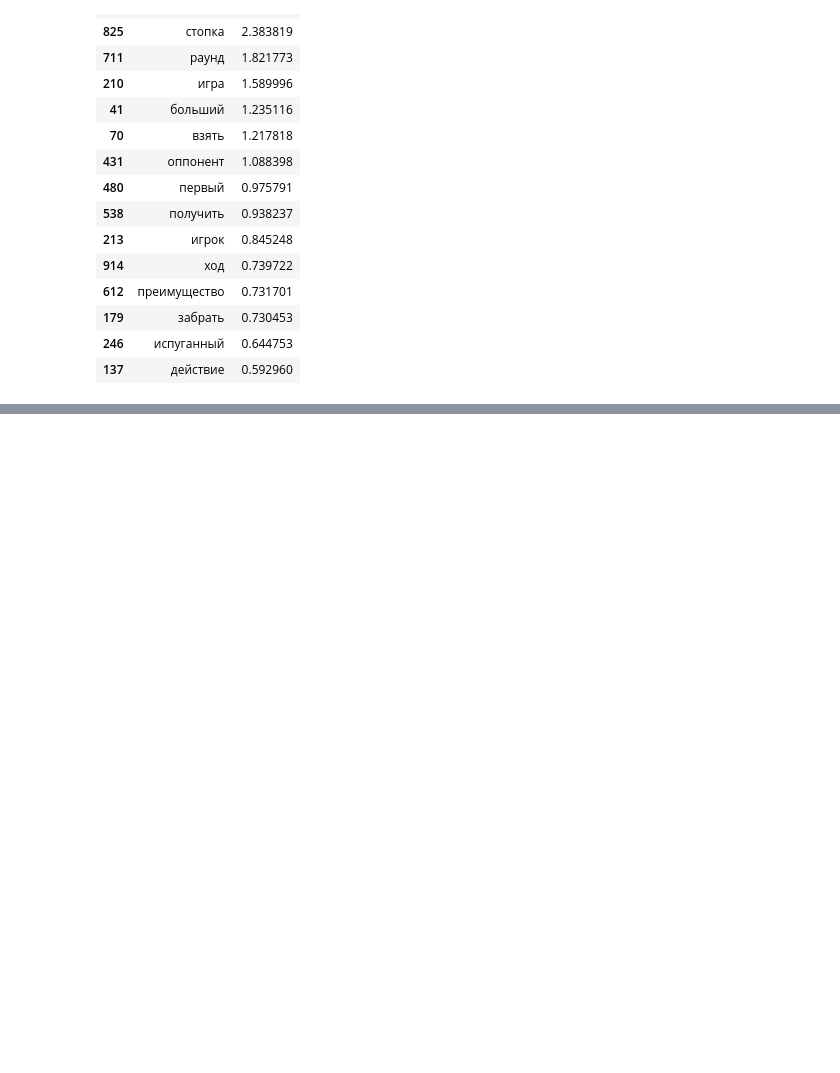
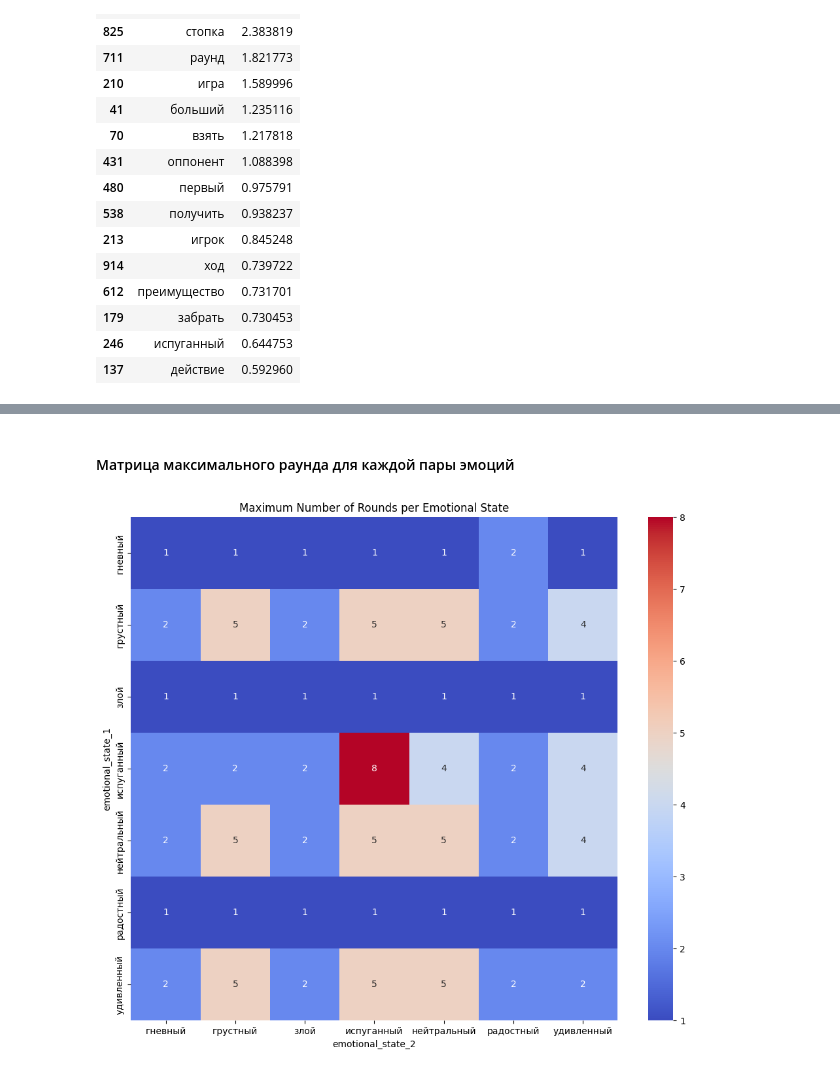
Before and after one commit to iLoveRamona/Emotional_LLM, a Jupyter notebook: Results_Analysis.ipynb, the cells around one changed output, grey strips where cells are left out. Saved outputs shown, nothing was run; the diff lists cells and outputs as text; code cells hidden in the pictures; blank space fills up the shorter version.

```diff
--- a/Results_Analysis.ipynb
+++ b/Results_Analysis.ipynb
@@ -189,0 +211,2 @@ top_terms
+# %%
+df = pd.read_csv('duo_results_llm_vs_llm.csv')
@@ -189,0 +222,17 @@ top_terms
+# %% [markdown]
+#### Матрица максимального раунда для каждой пары эмоций
+# %%
+grouped = df.groupby('emotional_state')['round'].max().reset_index()
+grouped.columns = ['emotional_state', 'max_round']
+
+grouped['emotional_state_1'] = grouped['emotional_state'].apply(lambda x: x.split(',')[0][2:-1])
+grouped['emotional_state_2'] = grouped['emotional_state'].apply(lambda x: x.split(', ')[1][1:-2])
+
+matrix = grouped.pivot(index='emotional_state_1', columns='emotional_state_2', values='max_round')
+
+plt.figure(figsize=(12, 10))
+sns.heatmap(matrix, annot=True, cmap='coolwarm')
+plt.title('Maximum Number of Rounds per Emotional State')
+plt.show()
+# %% [output]
+[figure, added]
```
Also changed, not shown: parts of 16 cells of this notebook, 2 other files.
